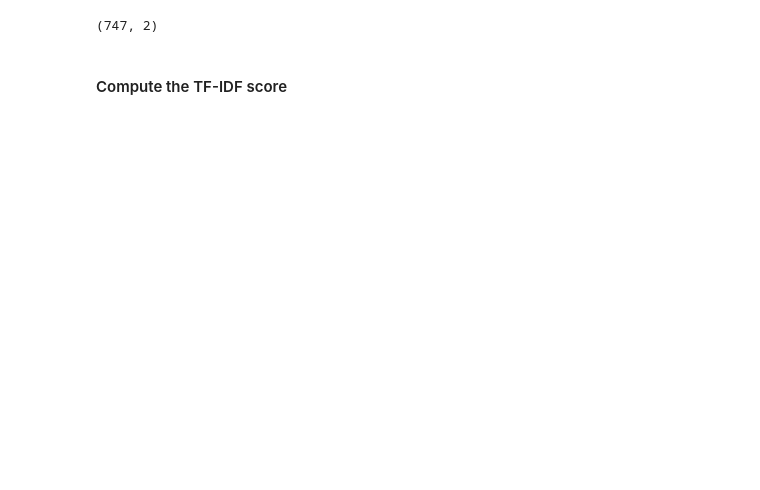
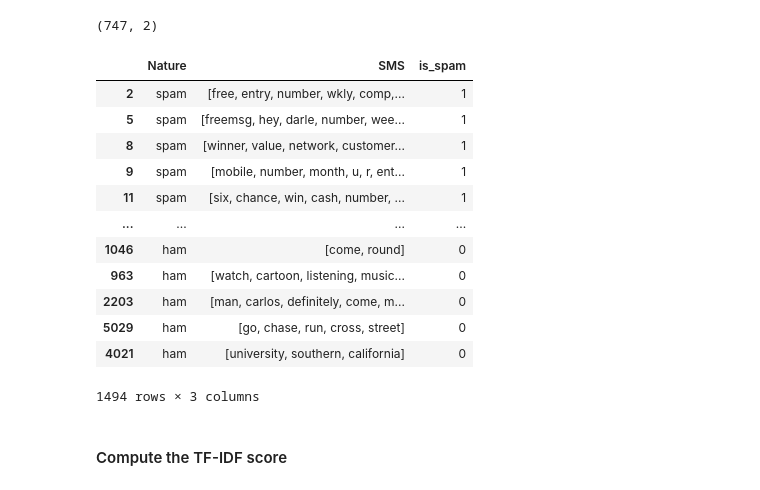
Before and after one commit to pablitocito/SPAM_detection, a Jupyter notebook: spam_notebook.ipynb, the cells around one changed output. Drawn from its saved outputs; the diff is of its cells as text; code cells hidden in the pictures; blank space fills up the shorter version.

```diff
--- a/spam_notebook.ipynb
+++ b/spam_notebook.ipynb
@@ -137,6 +141,9 @@ print(str(round(747/4825,2))+'%')
 # %% [output]
 0.15%
 # %%
+#clear empty fields
+df_nlp_eng=df_nlp_eng[df_nlp_eng['SMS'].map(len)>0]
+
 #we separe the two type of data
-df_ham=df[df['Nature']=='ham']
-df_spam=df[df['Nature']=='spam']
+df_ham=df_nlp_eng[df_nlp_eng['Nature']=='ham']
+df_spam=df_nlp_eng[df_nlp_eng['Nature']=='spam']
@@ -151,2 +177,18 @@ df_model= pd.concat([df_spam , df_ham_downsampled])
+# %%
+df_model
+# %% [output]
+|  | Nature | SMS | is_spam |
+| 2 | spam | [free, entry, number, wkly, comp,... | 1 |
+| 5 | spam | [freemsg, hey, darle, number, wee... | 1 |
+| 8 | spam | [winner, value, network, customer... | 1 |
+| 9 | spam | [mobile, number, month, u, r, ent... | 1 |
+| 11 | spam | [six, chance, win, cash, number, ... | 1 |
+| ... | ... | ... | ... |
+| 1046 | ham | [come, round] | 0 |
+| 963 | ham | [watch, cartoon, listening, music... | 0 |
+| 2203 | ham | [man, carlos, definitely, come, m... | 0 |
+| 5029 | ham | [go, chase, run, cross, street] | 0 |
+| 4021 | ham | [university, southern, california] | 0 |
+1494 rows × 3 columns
 # %% [markdown]
 #### Compute the TF-IDF score
```
Also changed, not shown: parts of 23 cells of this notebook.
